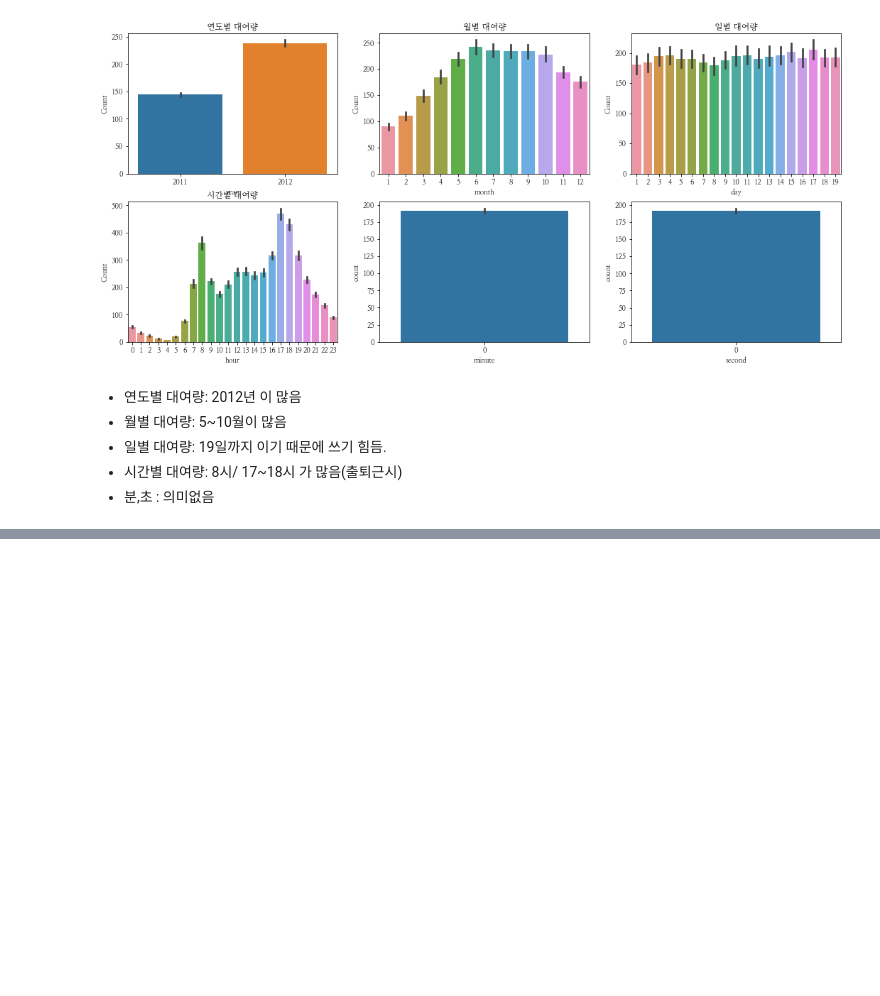
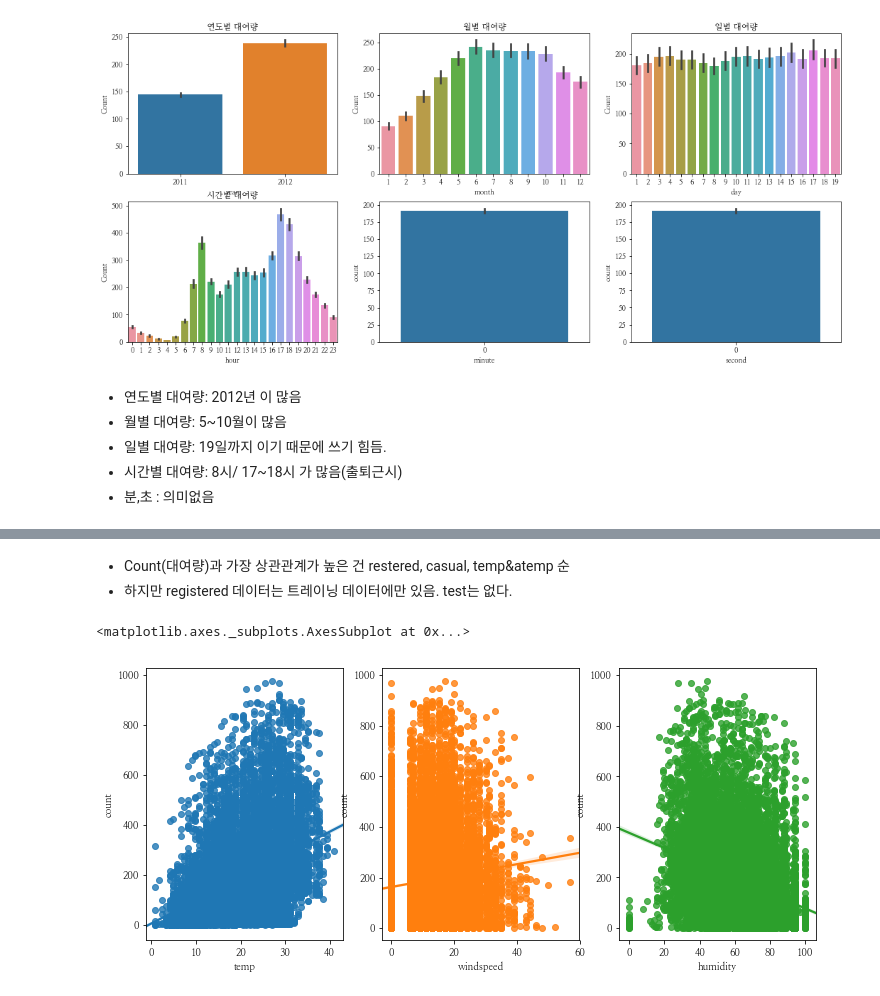
Before and after one commit to jihyunjeongme/data-analysis-kaggle, a Jupyter notebook: Kaggle_Bike_sharing_demand.ipynb, the cells around one changed output, grey strips where cells are left out. Cells and saved outputs as stored; diff of their text form; code cells hidden in the pictures; blank space fills up the shorter version.

```diff
--- a/Kaggle_Bike_sharing_demand.ipynb
+++ b/Kaggle_Bike_sharing_demand.ipynb
@@ -265,0 +344,14 @@ ax4.set(ylabel='Count', title = "시간별 대여량")
+# %% [markdown]
+- Count(대여량)과 가장 상관관계가 높은 건 restered, casual, temp&atemp 순
+- 하지만 registered 데이터는 트레이닝 데이터에만 있음. test는 없다.
+# %%
+# 산점도
+
+fig,(ax1,ax2,ax3) = plt.subplots(ncols=3)
+fig.set_size_inches(12, 5)
+sns.regplot(x="temp", y="count", data=train,ax=ax1)
+sns.regplot(x="windspeed", y="count", data=train,ax=ax2)
+sns.regplot(x="humidity", y="count", data=train,ax=ax3)
+# %% [output]
+<matplotlib.axes._subplots.AxesSubplot at 0x...>
+[figure, added]
```
Also changed, not shown: parts of 13 cells of this notebook.
